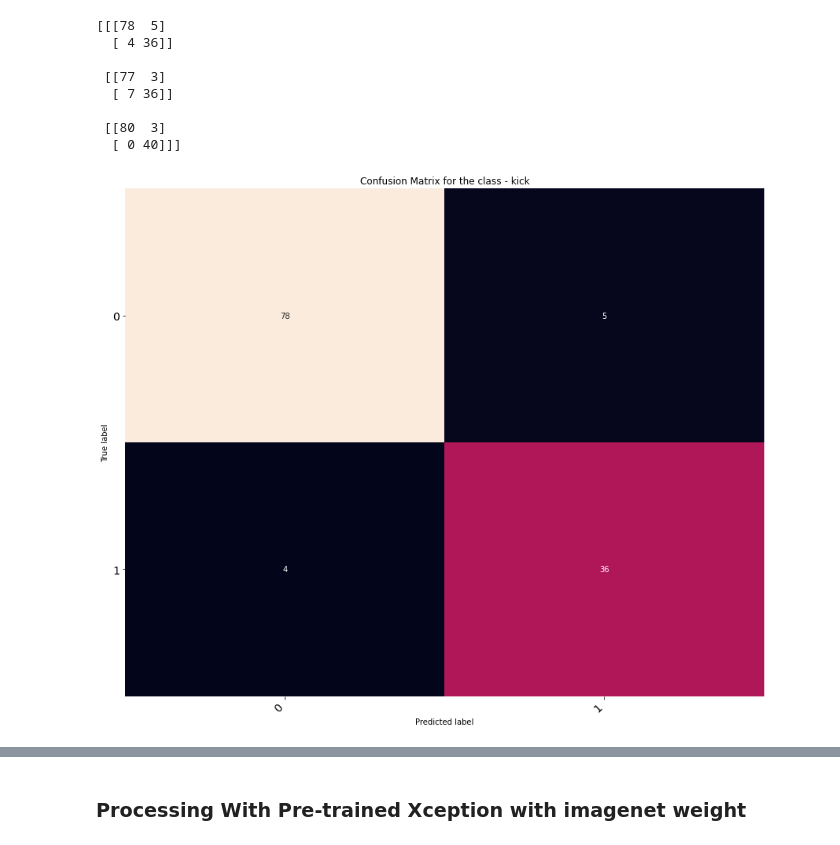
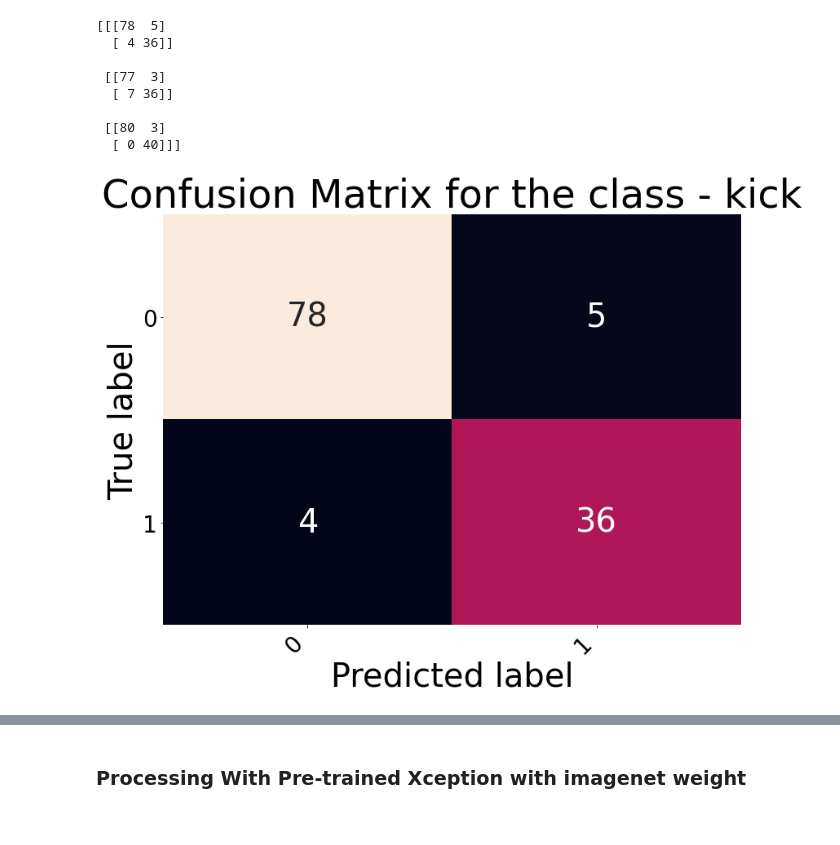
Before and after one commit to Sakibapon/Real-Time-Action-Recognition-from-Video-Footage, a Jupyter notebook: action-recognition.ipynb, the cells around one changed output, grey strips where cells are left out. Saved outputs shown, nothing was run; the diff lists cells and outputs as text; code cells hidden in the pictures.

```diff
--- a/action-recognition.ipynb
+++ b/action-recognition.ipynb
@@ -1047,6 +1047,7 @@ def print_confusion_matrix(confusion_matrix, axes, class_label, class_names, fon
     axes.set_title("Confusion Matrix for the class - " + class_label)
 # %%
 fig, ax = plt.subplots(1, 1, figsize=(12, 10))
+plt.rcParams.update({'font.size': 40})
 print_confusion_matrix(confusion_matrix[0], ax, action_values[0], ["0", "1"])
 fig.tight_layout()
 plt.show()
@@ -1055,5 +1056,6 @@ plt.show()
 # %%
 fig, ax = plt.subplots(1, 1, figsize=(12, 10))
+plt.rcParams.update({'font.size': 40})
 print_confusion_matrix(confusion_matrix[1], ax, action_values[1], ["0", "1"])
 fig.tight_layout()
 plt.show()
@@ -1062,5 +1064,6 @@ plt.show()
 # %%
 fig, ax = plt.subplots(1, 1, figsize=(12, 10))
+plt.rcParams.update({'font.size': 40})
 print_confusion_matrix(confusion_matrix[2], ax, action_values[2], ["0", "1"])
 fig.tight_layout()
 plt.show()
@@ -1302,8 +1305,8 @@ import pandas as pd
 import matplotlib.pyplot as plt
 import seaborn as sns
 
-
-def print_confusion_matrix(confusion_matrix, axes, class_label, class_names, fontsize=14):
+confusion_matrix=([[[78 , 5],[ 4, 36]],[[77,  3],[ 7 ,36]],[[80 , 3],[ 0 ,40]]])
+def print_confusion_matrix(confusion_matrix, axes, class_label, class_names, fontsize=28):
 
     df_cm = pd.DataFrame(
         confusion_matrix, index=class_names, columns=class_names,
@@ -1320,10 +1323,11 @@ def print_confusion_matrix(confusion_matrix, axes, class_label, class_names, fon
     axes.set_title("Confusion Matrix for the class - " + class_label)
 # %%
 fig, ax = plt.subplots(1, 1, figsize=(12, 10))
+plt.rcParams.update({'font.size': 40})
 print_confusion_matrix(confusion_matrix[0], ax, action_values[0], ["0", "1"])
 fig.tight_layout()
 plt.show()
 # %% [output]
-[figure, old version]
+[figure, new version]
 # %%
 fig, ax = plt.subplots(1, 1, figsize=(12, 10))
```
Also changed, not shown: parts of 13 cells of this notebook, 2 other files.
